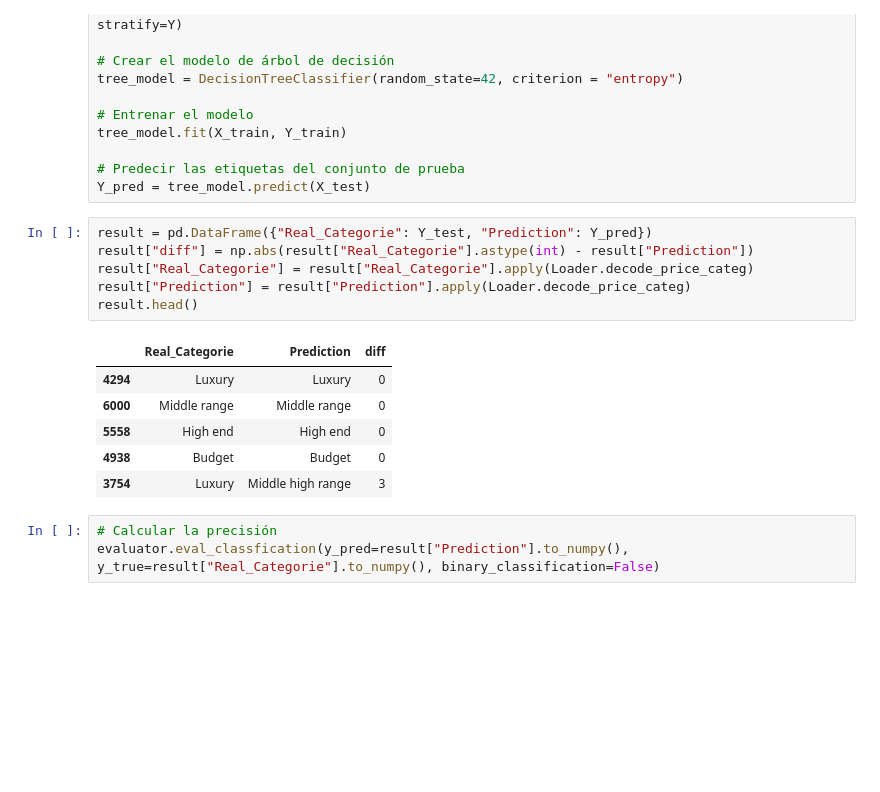
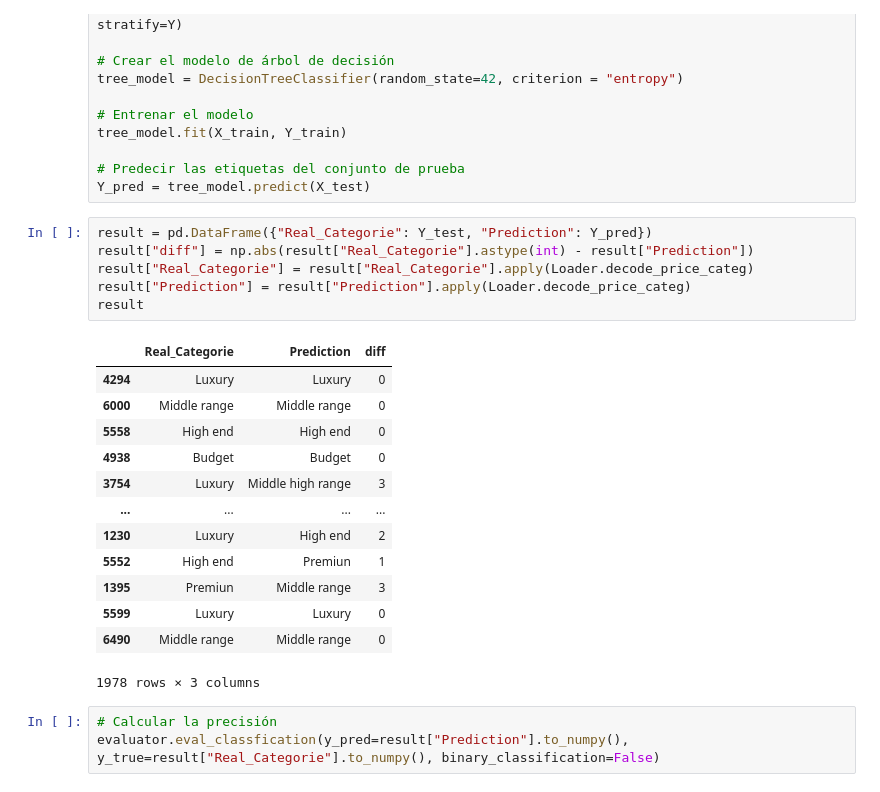
Before and after one commit to Lingfeng555/Cars_Price_Prediction, a Jupyter notebook: Trees/electric_and_plugin.ipynb, the cells around one changed output. Saved outputs shown, nothing was run; the diff lists cells and outputs as text; blank space fills up the shorter version.

```diff
--- a/Trees/electric_and_plugin.ipynb
+++ b/Trees/electric_and_plugin.ipynb
@@ -328,16 +330,23 @@ Y_pred = tree_model.predict(X_test)
 # %%
 result = pd.DataFrame({"Real_Categorie": Y_test, "Prediction": Y_pred})
 result["diff"] = np.abs(result["Real_Categorie"].astype(int) - result["Prediction"])
 result["Real_Categorie"] = result["Real_Categorie"].apply(Loader.decode_price_categ)
 result["Prediction"] = result["Prediction"].apply(Loader.decode_price_categ)
-result.head()
+result
 # %% [output]
 |  | Real_Categorie | Prediction | diff |
 | 4294 | Luxury | Luxury | 0 |
 | 6000 | Middle range | Middle range | 0 |
 | 5558 | High end | High end | 0 |
 | 4938 | Budget | Budget | 0 |
 | 3754 | Luxury | Middle high range | 3 |
+| ... | ... | ... | ... |
+| 1230 | Luxury | High end | 2 |
+| 5552 | High end | Premiun | 1 |
+| 1395 | Premiun | Middle range | 3 |
+| 5599 | Luxury | Luxury | 0 |
+| 6490 | Middle range | Middle range | 0 |
+1978 rows × 3 columns
 # %%
 # Calcular la precisión
 evaluator.eval_classfication(y_pred=result["Prediction"].to_numpy(), y_true=result["Real_Categorie"].to_numpy(), binary_classification=False)
```
Also changed, not shown: parts of 5 cells of this notebook, 1 other file.
